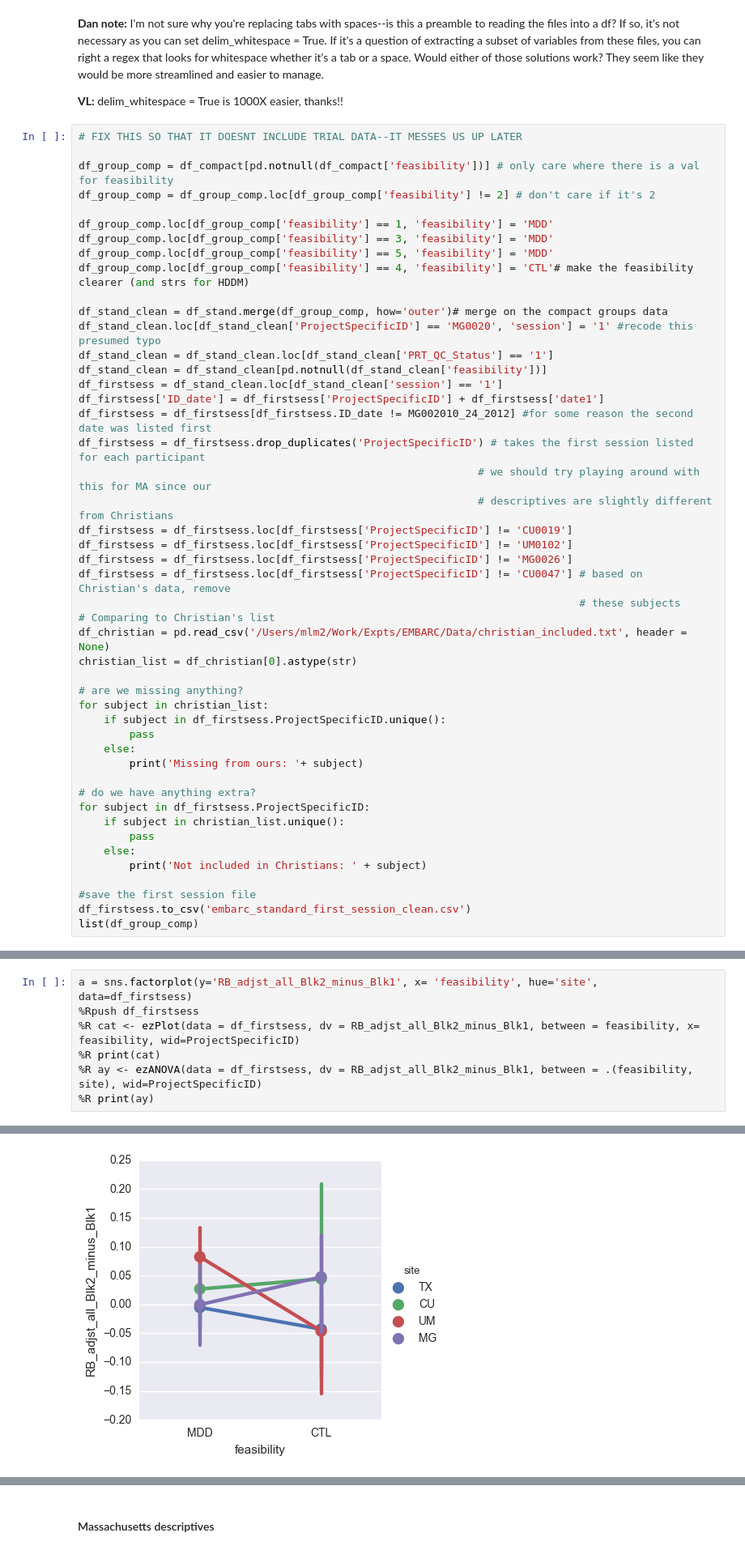
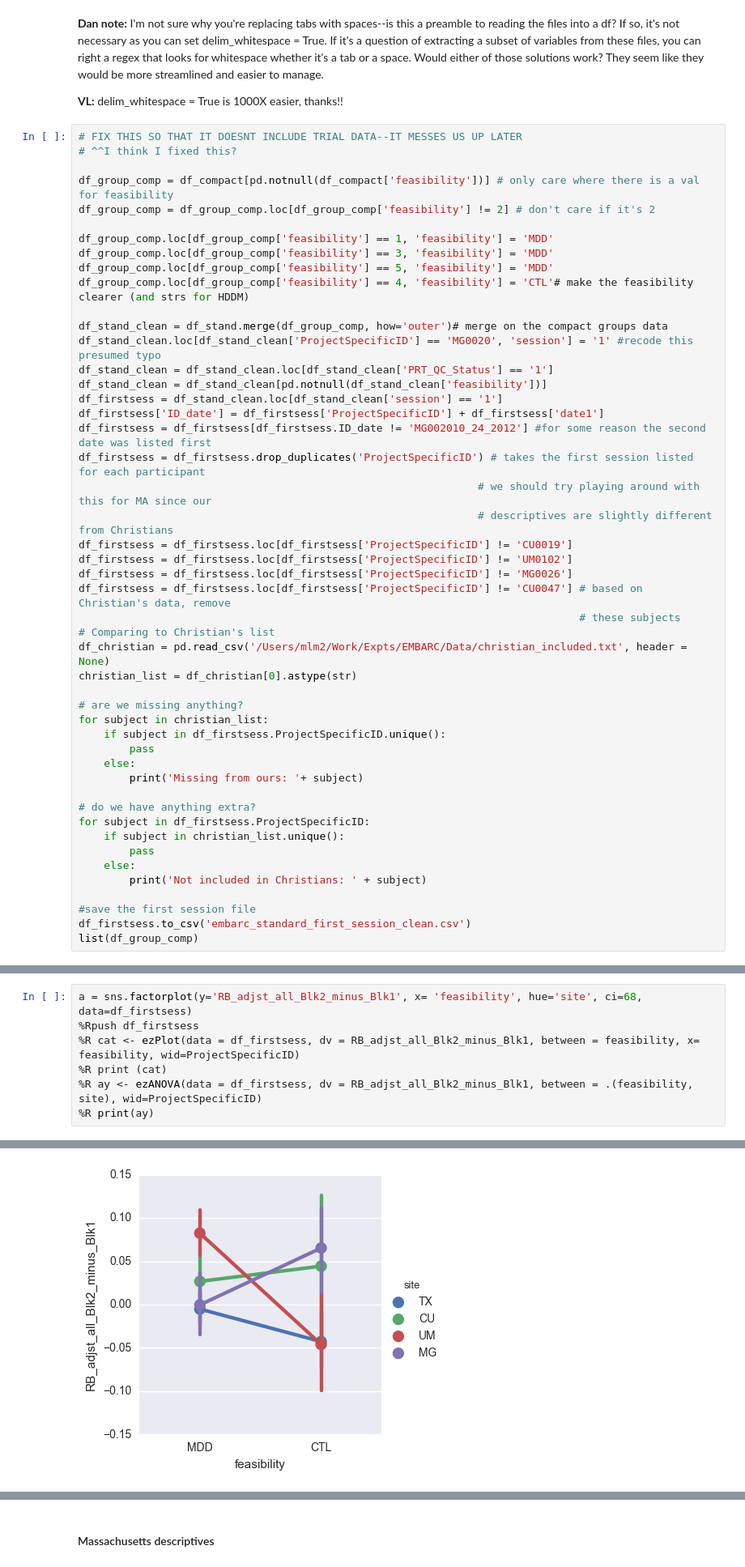
Before and after one commit to vlawlor/EMBARC-PRT, a Jupyter notebook: PRT_Prettier.ipynb, the cells around one changed output, grey strips where cells are left out. Shown at 81% size. Drawn from its saved outputs; the diff is of its cells as text.

```diff
--- a/PRT_Prettier.ipynb
+++ b/PRT_Prettier.ipynb
@@ -396,6 +397,7 @@ list(df_stand)
 **VL:** delim_whitespace = True is 1000X easier, thanks!!
 # %%
 # FIX THIS SO THAT IT DOESNT INCLUDE TRIAL DATA--IT MESSES US UP LATER
+# ^^I think I fixed this?
 
 df_group_comp = df_compact[pd.notnull(df_compact['feasibility'])] # only care where there is a val for feasibility
 df_group_comp = df_group_comp.loc[df_group_comp['feasibility'] != 2] # don't care if it's 2
@@ -411,7 +413,7 @@ df_stand_clean = df_stand_clean.loc[df_stand_clean['PRT_QC_Status'] == '1']
 df_stand_clean = df_stand_clean[pd.notnull(df_stand_clean['feasibility'])]
 df_firstsess = df_stand_clean.loc[df_stand_clean['session'] == '1']
 df_firstsess['ID_date'] = df_firstsess['ProjectSpecificID'] + df_firstsess['date1']
-df_firstsess = df_firstsess[df_firstsess.ID_date != MG002010_24_2012] #for some reason the second date was listed first
+df_firstsess = df_firstsess[df_firstsess.ID_date != 'MG002010_24_2012'] #for some reason the second date was listed first
 df_firstsess = df_firstsess.drop_duplicates('ProjectSpecificID') # takes the first session listed for each participant
                                                                # we should try playing around with this for MA since our
                                                                # descriptives are slightly different from Christians
@@ -481,8 +460,8 @@ c = sns.barplot(y='RB_adjst_all_Blk2_minus_Blk1', x = 'site', data=df_firstsess,
 # %%
-a = sns.factorplot(y='RB_adjst_all_Blk2_minus_Blk1', x= 'feasibility', hue='site', data=df_firstsess)
+a = sns.factorplot(y='RB_adjst_all_Blk2_minus_Blk1', x= 'feasibility', hue='site', ci=68, data=df_firstsess)
 %Rpush df_firstsess
 %R cat <- ezPlot(data = df_firstsess, dv = RB_adjst_all_Blk2_minus_Blk1, between = feasibility, x= feasibility, wid=ProjectSpecificID)
-%R print(cat)
+%R print (cat)
 %R ay <- ezANOVA(data = df_firstsess, dv = RB_adjst_all_Blk2_minus_Blk1, between = .(feasibility, site), wid=ProjectSpecificID)
 %R print(ay)
 # %% [output]
@@ -500 +479 @@ $`Levene's Test for Homogeneity of Variance`
-[figure, old version]
+[figure, new version]
```
Also changed, not shown: parts of 22 cells of this notebook.
